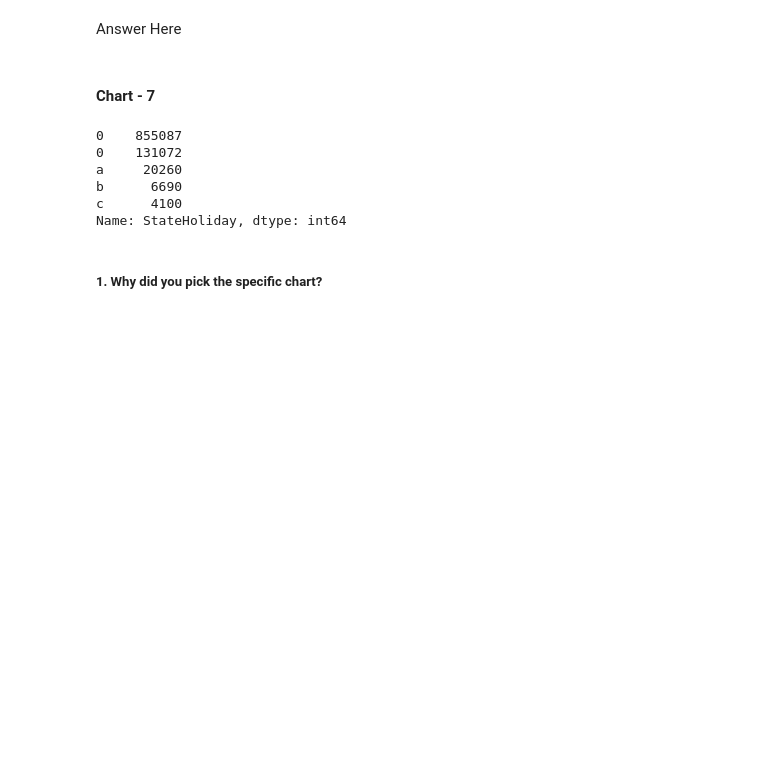
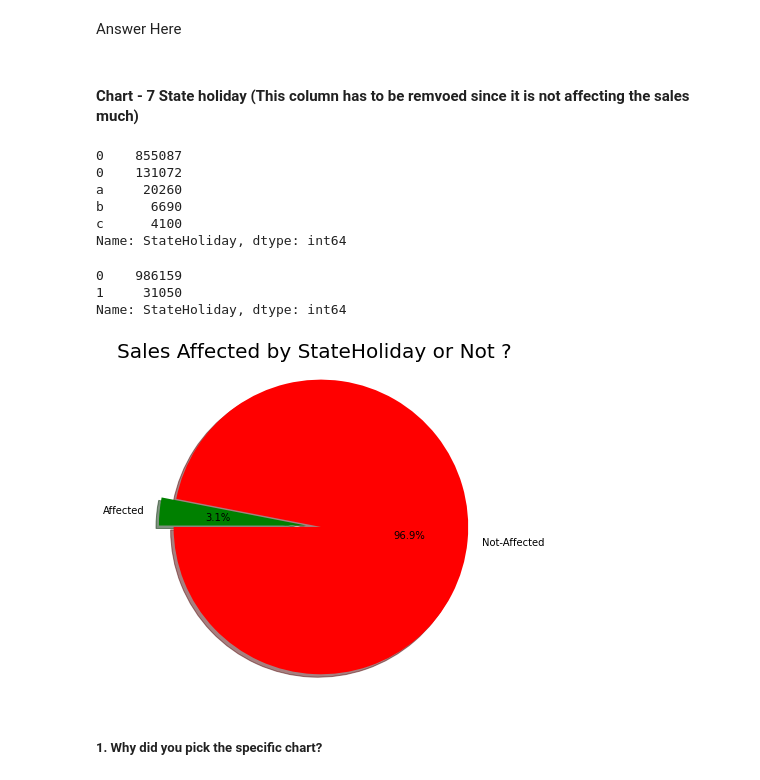
Before and after one commit to Jeetesh-KumarM/CAPSTONE-PROJECT-2-Regression, a Jupyter notebook: Capstone_Project_2_Regression.ipynb, the cells around one changed output. Cells and saved outputs as stored; diff of their text form; code cells hidden in the pictures; blank space fills up the shorter version.

```diff
--- a/Capstone_Project_2_Regression.ipynb
+++ b/Capstone_Project_2_Regression.ipynb
@@ -603,8 +603,8 @@ Answer Here
 Are there any insights that lead to negative growth? Justify with specific reason.
 # %% [markdown]
 Answer Here
-# %% [markdown]
-#### Chart - 7
+# %% [markdown]
+#### Chart - 7 State holiday (This column has to be remvoed since it is not affecting the sales much)
 # %%
 # Chart - 7 visualization code
 dff.StateHoliday.value_counts()
@@ -616,6 +616,28 @@ a     20260
 b      6690
 c      4100
 Name: StateHoliday, dtype: int64
+# %%
+dff["StateHoliday"] = dff["StateHoliday"].map({0: 0, "0": 0, "a": 1, "b": 1, "c": 1})
+dff.StateHoliday.value_counts()
+# %% [output]
+0    986159
+1     31050
+Name: StateHoliday, dtype: int64
+# %%
+labels = 'Not-Affected' , 'Affected'
+sizes = dff.StateHoliday.value_counts()
+colors = ['red', 'green']
+explode = (0.1, 0.0)
+plt.pie(sizes, explode=explode, labels=labels, colors=colors,
+        autopct='%1.1f%%', shadow=True, startangle=180)
+plt.axis('equal')
+plt.title("Sales Affected by StateHoliday or Not ?",fontsize=20)
+plt.plot()
+fig=plt.gcf()
+fig.set_size_inches(6,6)
+plt.show()
+# %% [output]
+[figure, added]
 # %% [markdown]
 ##### 1. Why did you pick the specific chart?
 # %% [markdown]
```
Also changed, not shown: parts of 9 cells of this notebook.
